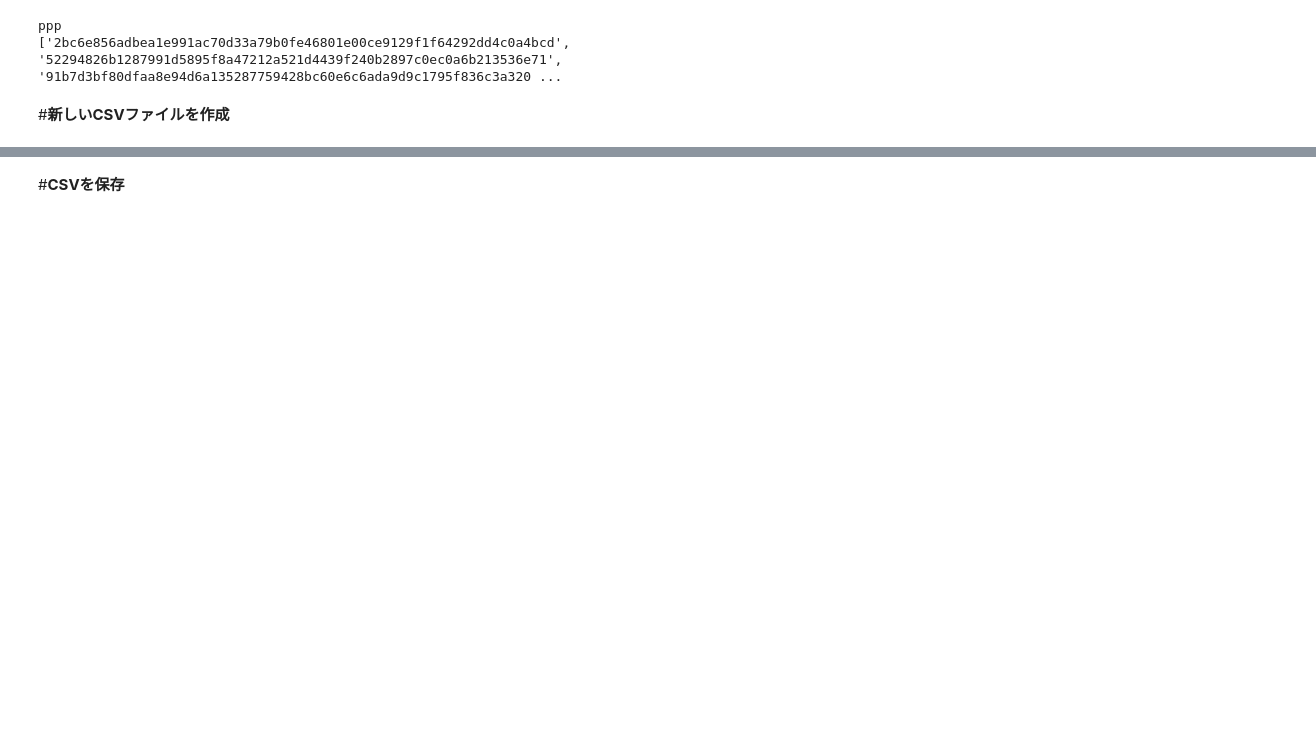
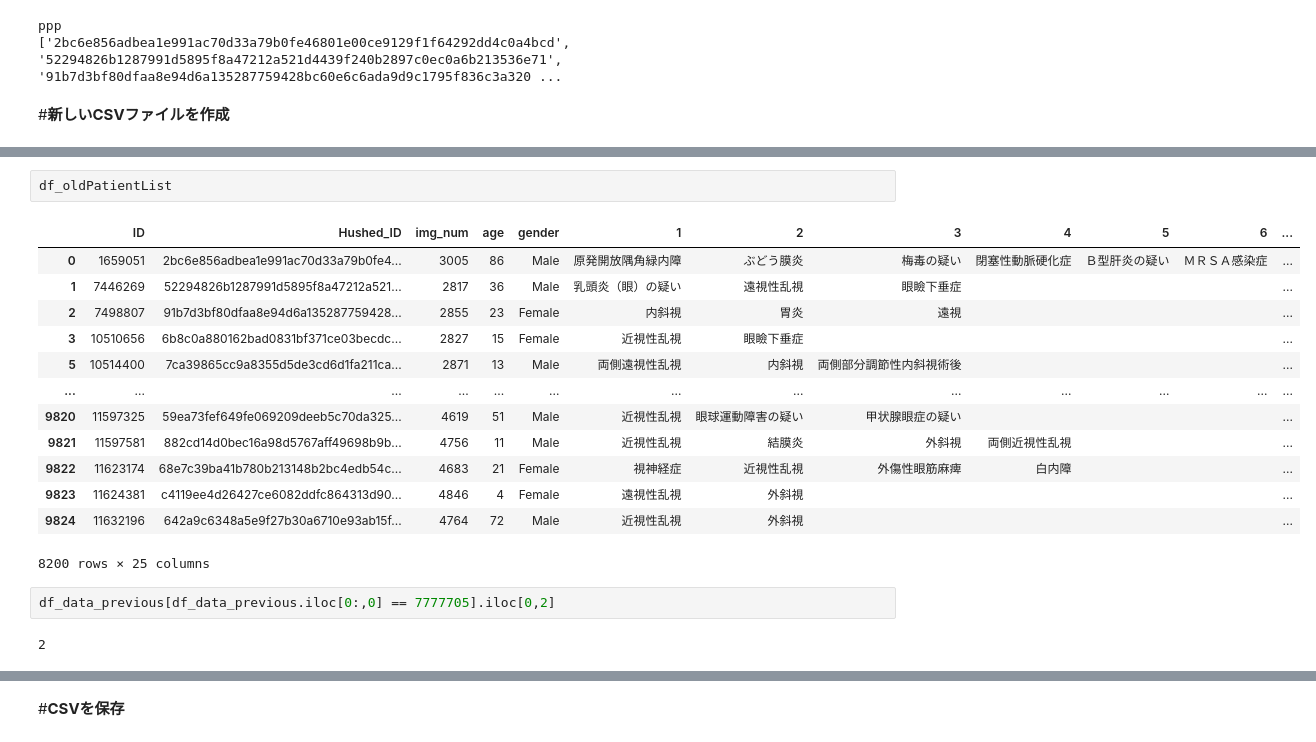
Before and after one commit to ykitaguchi77/manipulate_CSV, a Jupyter notebook: Anonymous_connect2.ipynb, the cells around one changed output, grey strips where cells are left out. Drawn from its saved outputs; the diff is of its cells as text; blank space fills up the shorter version.

```diff
--- a/Anonymous_connect2.ipynb
+++ b/Anonymous_connect2.ipynb
@@ -109,3 +91,23 @@ c49031b3ead3e6e4ab6a48914dd380c940cbd116942d30f8d577ead84c4a5d08
+# %%
+df_oldPatientList
+# %% [output]
+|  | ID | Hushed_ID | img_num | age | gender | 1 | 2 | 3 | 4 | 5 | 6 | ... |
+| 0 | 1659051 | 2bc6e856adbea1e991ac70d33a79b0fe4... | 3005 | 86 | Male | 原発開放隅角緑内障 | ぶどう膜炎 | 梅毒の疑い | 閉塞性動脈硬化症 | Ｂ型肝炎の疑い | ＭＲＳＡ感染症 | ... |
+| 1 | 7446269 | 52294826b1287991d5895f8a47212a521... | 2817 | 36 | Male | 乳頭炎（眼）の疑い | 遠視性乱視 | 眼瞼下垂症 |  |  |  | ... |
+| 2 | 7498807 | 91b7d3bf80dfaa8e94d6a135287759428... | 2855 | 23 | Female | 内斜視 | 胃炎 | 遠視 |  |  |  | ... |
+| 3 | 10510656 | 6b8c0a880162bad0831bf371ce03becdc... | 2827 | 15 | Female | 近視性乱視 | 眼瞼下垂症 |  |  |  |  | ... |
+| 5 | 10514400 | 7ca39865cc9a8355d5de3cd6d1fa211ca... | 2871 | 13 | Male | 両側遠視性乱視 | 内斜視 | 両側部分調節性内斜視術後 |  |  |  | ... |
+| ... | ... | ... | ... | ... | ... | ... | ... | ... | ... | ... | ... | ... |
+| 9820 | 11597325 | 59ea73fef649fe069209deeb5c70da325... | 4619 | 51 | Male | 近視性乱視 | 眼球運動障害の疑い | 甲状腺眼症の疑い |  |  |  | ... |
+| 9821 | 11597581 | 882cd14d0bec16a98d5767aff49698b9b... | 4756 | 11 | Male | 近視性乱視 | 結膜炎 | 外斜視 | 両側近視性乱視 |  |  | ... |
+| 9822 | 11623174 | 68e7c39ba41b780b213148b2bc4edb54c... | 4683 | 21 | Female | 視神経症 | 近視性乱視 | 外傷性眼筋麻痺 | 白内障 |  |  | ... |
+| 9823 | 11624381 | c4119ee4d26427ce6082ddfc864313d90... | 4846 | 4 | Female | 遠視性乱視 | 外斜視 |  |  |  |  | ... |
+| 9824 | 11632196 | 642a9c6348a5e9f27b30a6710e93ab15f... | 4764 | 72 | Male | 近視性乱視 | 外斜視 |  |  |  |  | ... |
+8200 rows × 25 columns
+# %%
+df_data_previous[df_data_previous.iloc[0:,0] == 7777705].iloc[0,2]
+# %% [output]
+2
 # %%
 #以前のリストに含まれるIDを除外したもの
 df_newPatientList = df_newList[~df_newList.iloc[0:,0].isin(df_data_previous.iloc[0:,0])]
```
Also changed, not shown: parts of 6 cells of this notebook.
